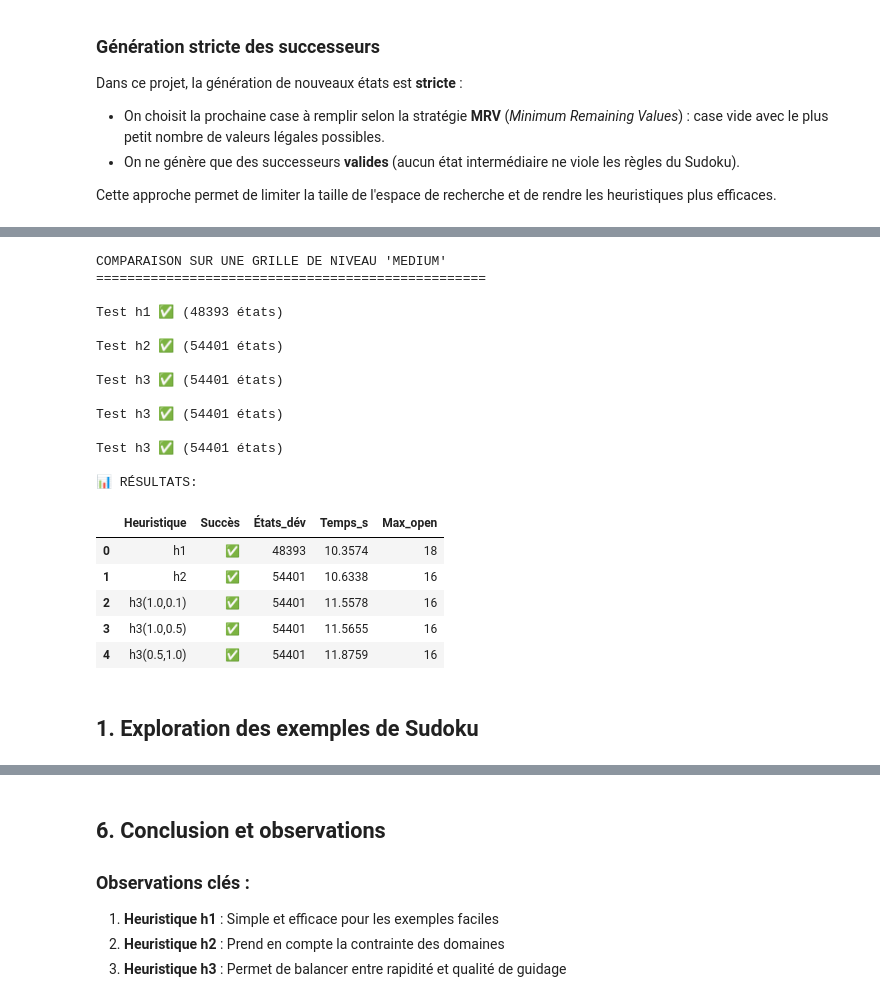
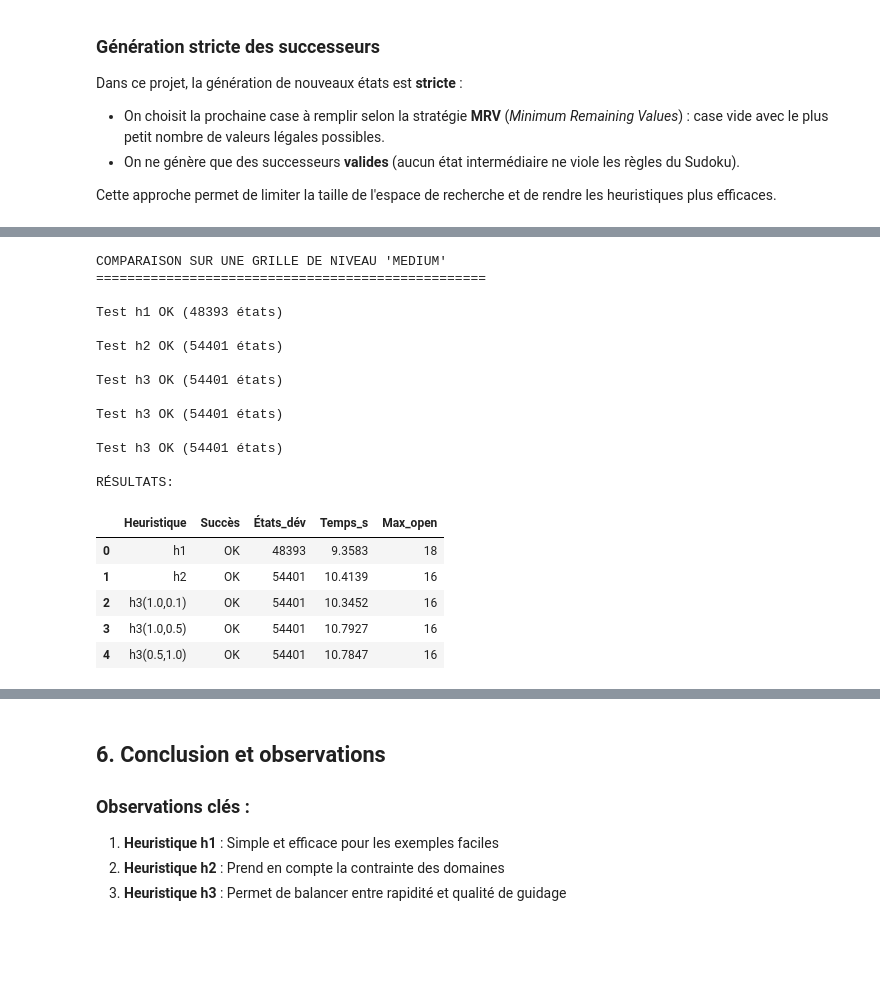
Before and after one commit to salmalys/sudoku-solver, a Jupyter notebook: sudoku_experiments.ipynb, the cells around one changed output, grey strips where cells are left out. Drawn from its saved outputs; the diff is of its cells as text; code cells hidden in the pictures; blank space fills up the shorter version.

```diff
--- a/sudoku_experiments.ipynb
+++ b/sudoku_experiments.ipynb
@@ -138,6 +138,6 @@ Temps d'exécution: 9.2489s
 # %%
-# COMPARAISON RAPIDE DES HEURISTIQUES
-def compare_heuristics(example_name: str ='easy'):
+# COMPARAISON DES HEURISTIQUES
+def compare_heuristics(example_name: str ='easy', random_mrv_cell: bool = False):
     """Compare les heuristiques"""
 
     print(f"COMPARAISON SUR UNE GRILLE DE NIVEAU '{example_name.upper()}'")
@@ -169,49 +169,47 @@ def compare_heuristics(example_name: str ='easy'):
             test_name = test['name']
 
         # Résoudre
-        solver = GBFSSolver(heuristic_func)
+        solver = GBFSSolver(heuristic_func, random_mrv_cell=random_mrv_cell)
         stats = solver.solve(initial_state)
 
         # Stocker résultats
         results.append({
             'Heuristique': test_name,
-            'Succès': '✅' if stats.success else '❌',
+            'Succès': 'OK' if stats.success else 'KO',
             'États_dév': stats.states_developed,
             'Temps_s': round(stats.execution_time, 4),
             'Max_open': stats.max_open_size
         })
 
-        print(f"{'✅' if stats.success else '❌'} ({stats.states_developed} états)")
+        print(f"{'OK' if stats.success else 'KO'} ({stats.states_developed} états)")
 
     # Afficher tableau
     df = pd.DataFrame(results)
     print(f"\nRÉSULTATS:")
     display(df)
 
     return df
 
 # Lancer la comparaison
 df_comparison = compare_heuristics('medium')
 # %% [output]
 COMPARAISON SUR UNE GRILLE DE NIVEAU 'MEDIUM'
 ==================================================
 
-Test h1 ✅ (48393 états)
+Test h1 OK (48393 états)
 
-Test h2 ✅ (54401 états)
+Test h2 OK (54401 états)
 
-Test h3 ✅ (54401 états)
+Test h3 OK (54401 états)
 
-Test h3 ✅ (54401 états)
+Test h3 OK (54401 états)
 
-Test h3 ✅ (54401 états)
+Test h3 OK (54401 états)
 
-📊 RÉSULTATS:
+RÉSULTATS:
 |  | Heuristique | Succès | États_dév | Temps_s | Max_open |
-| 0 | h1 | ✅ | 48393 | 10.3574 | 18 |
-| 1 | h2 | ✅ | 54401 | 10.6338 | 16 |
-| 2 | h3(1.0,0.1) | ✅ | 54401 | 11.5578 | 16 |
-| 3 | h3(1.0,0.5) | ✅ | 54401 | 11.5655 | 16 |
-| 4 | h3(0.5,1.0) | ✅ | 54401 | 11.8759 | 16 |
+| 0 | h1 | OK | 48393 | 9.3583 | 18 |
+| 1 | h2 | OK | 54401 | 10.4139 | 16 |
+| 2 | h3(1.0,0.1) | OK | 54401 | 10.3452 | 16 |
+| 3 | h3(1.0,0.5) | OK | 54401 | 10.7927 | 16 |
+| 4 | h3(0.5,1.0) | OK | 54401 | 10.7847 | 16 |
-# %% [markdown]
-## 1. Exploration des exemples de Sudoku
```
Also changed, not shown: parts of 30 cells of this notebook, 5 other files.
